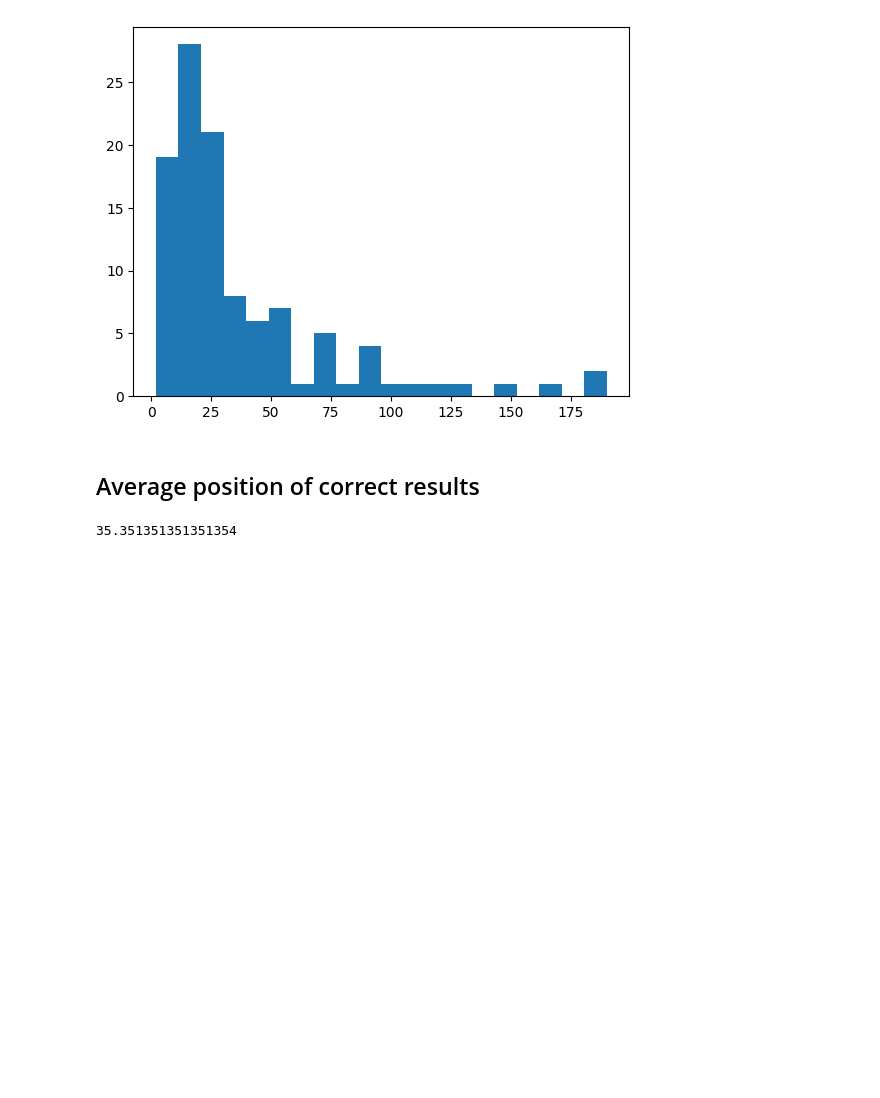
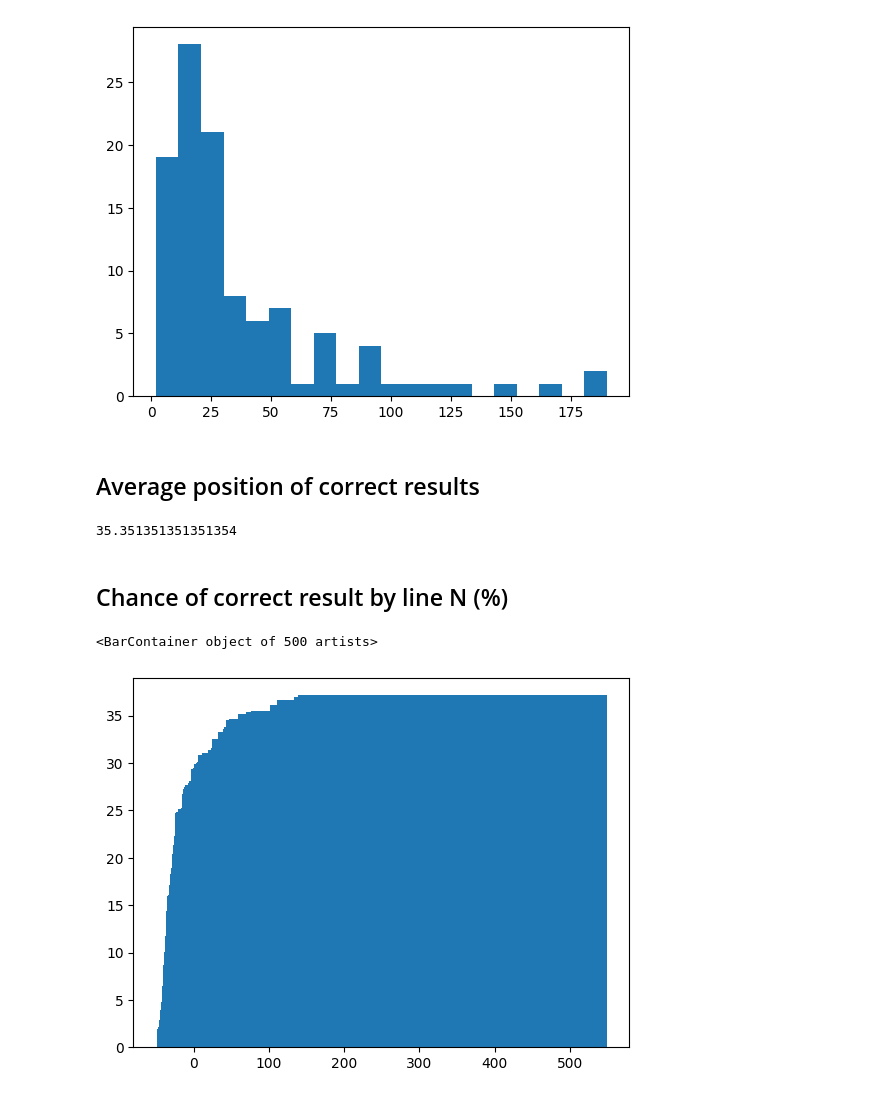
Before and after one commit to kantord/SeaGOAT, a Jupyter notebook: benchmark/benchmark.ipynb, the cells around one changed output. Saved outputs shown, nothing was run; the diff lists cells and outputs as text; code cells hidden in the pictures; blank space fills up the shorter version.

Commit message:
chore: benchmark chance of correct result by line N

```diff
--- a/benchmark/benchmark.ipynb
+++ b/benchmark/benchmark.ipynb
@@ -54,5 +36,5 @@ display(test_run_dropdown)
 # %%
-results = load_results(selected_test_run)
+results = load_results("initial test")
 # %% [markdown]
 ## % of queries resulting in a correct result
 # %%
@@ -113,3 +95,10 @@ plt.hist(get_best_position_of_correct_results(results, 'seagoat'), 20)
 get_average_position_of_a_correct_results(results, 'seagoat')
 # %% [output]
 35.351351351351354
+# %% [markdown]
+## Chance of correct result by line N (%)
+# %%
+plt.bar(range(500), get_chance_of_getting_correct_result_in_n_lines(results, 'seagoat'), 100)
+# %% [output]
+<BarContainer object of 500 artists>
+[figure, added]
```
Also changed, not shown: parts of 5 cells of this notebook, 5 other files.
